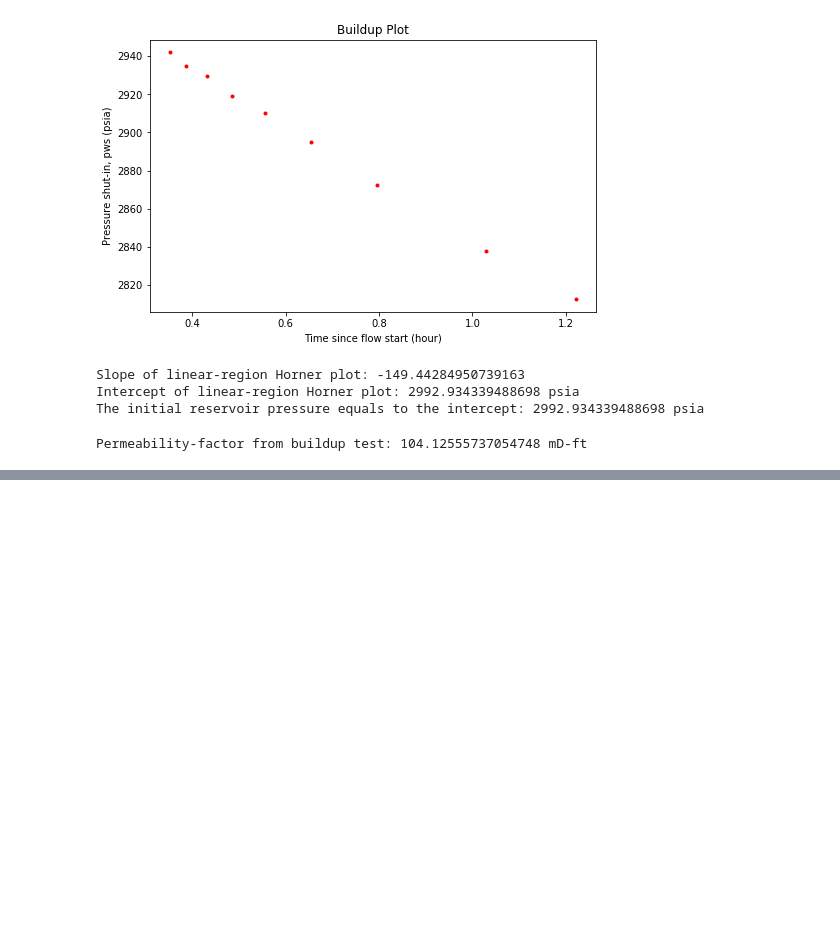
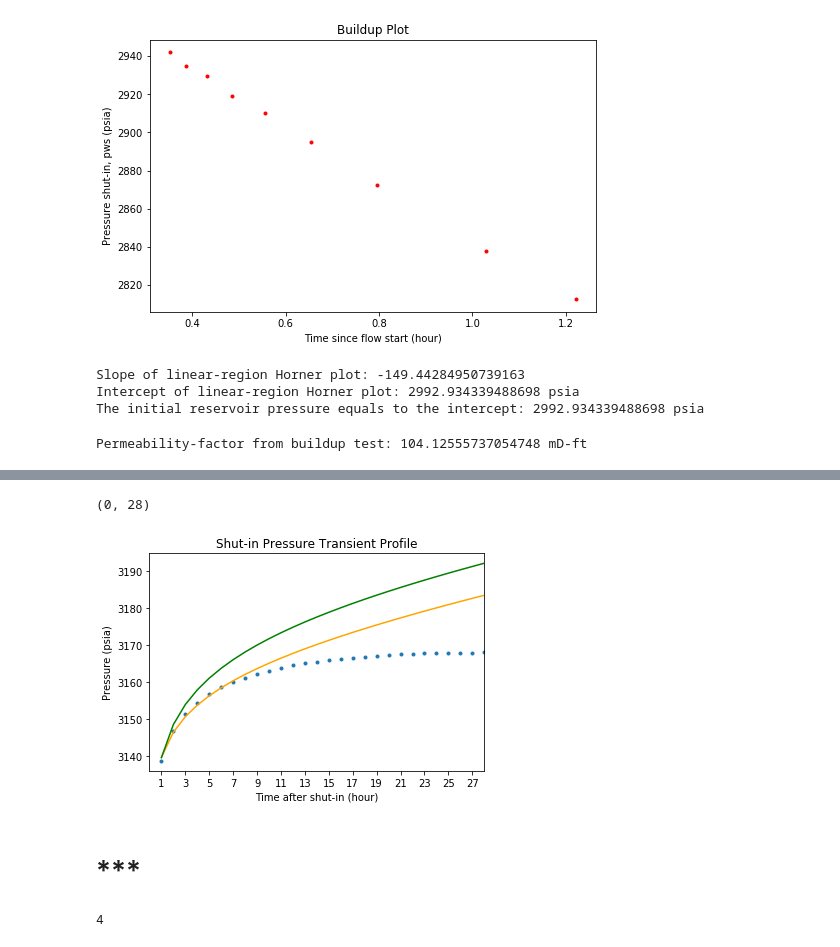
Before and after one commit to yohanesnuwara/reservoir-engineering, a Jupyter notebook: Unit 7 Introduction to Well-Test Analysis/notebook/7_examples_part2.ipynb, the cells around one changed output, grey strips where cells are left out. Drawn from its saved outputs; the diff is of its cells as text; code cells hidden in the pictures; blank space fills up the shorter version.

```diff
--- a/Unit 7 Introduction to Well-Test Analysis/notebook/7_examples_part2.ipynb
+++ b/Unit 7 Introduction to Well-Test Analysis/notebook/7_examples_part2.ipynb
@@ -139,0 +250,27 @@ Permeability-factor from buildup test: 104.12555737054748 mD-ft
+# %%
+def nonlinreg_iterative(x, c, m, m_star):
+  # x: time
+  y_reg = c + (m * np.log10(x)) + (m_star * x)
+  return(y_reg)
+
+# my own solution
+P_reg1 = nonlinreg_iterative(finite_buildup.t, c=3139.1, m=21, m_star=0.5)
+
+# book's solution
+P_reg2 = nonlinreg_iterative(finite_buildup.t, c=3139.1, m=28.33, m_star=0.43095)
+
+plt.plot(finite_buildup.t, finite_buildup.p, '.')
+
+# regression
+plt.plot(finite_buildup.t, P_reg1, color='orange')
+plt.plot(finite_buildup.t, P_reg2, color='green')
+
+plt.title('Shut-in Pressure Transient Profile')
+plt.xlabel('Time after shut-in (hour)'); plt.ylabel('Pressure (psia)')
+plt.xticks(np.arange(1, 28, 2))
+plt.xlim(0, 28)
+# %% [output]
+(0, 28)
+[figure, added]
+# %% [markdown]
+# ***
@@ -139,0 +366,14 @@ Permeability-factor from buildup test: 104.12555737054748 mD-ft
+# %%
+type1 = "False"
+type2 = "True"
+m1 = 2
+m2 = 4
+
+if type1 == "True":
+  m = m1
+  print(m)
+if type2 == "True":
+  m = m2
+  print(m)
+# %% [output]
+4
```
Also changed, not shown: parts of 15 cells of this notebook.
